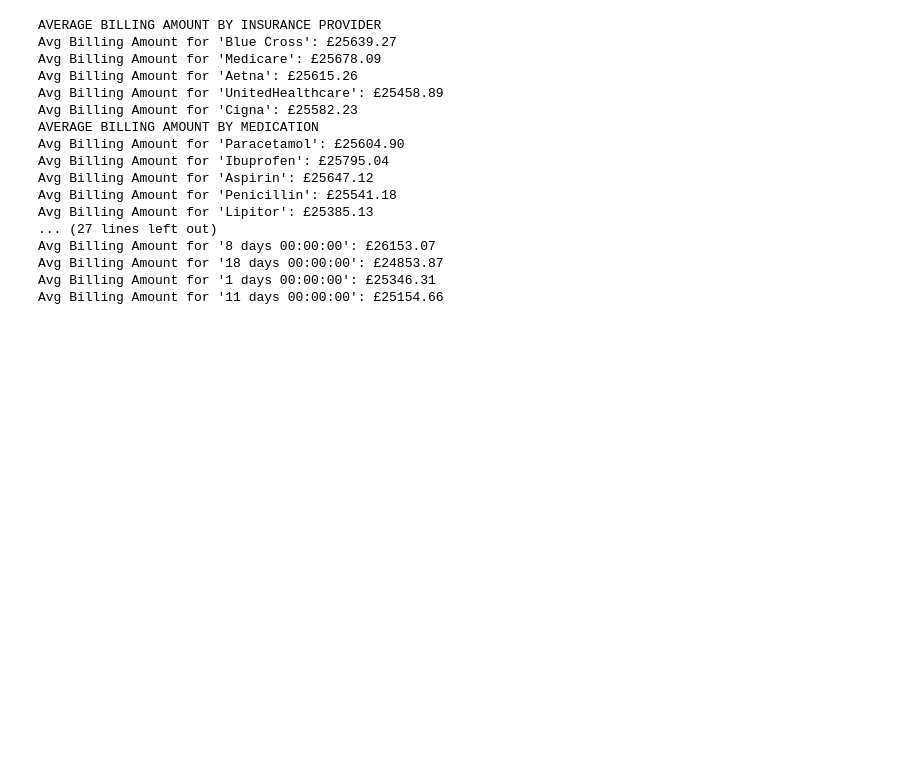
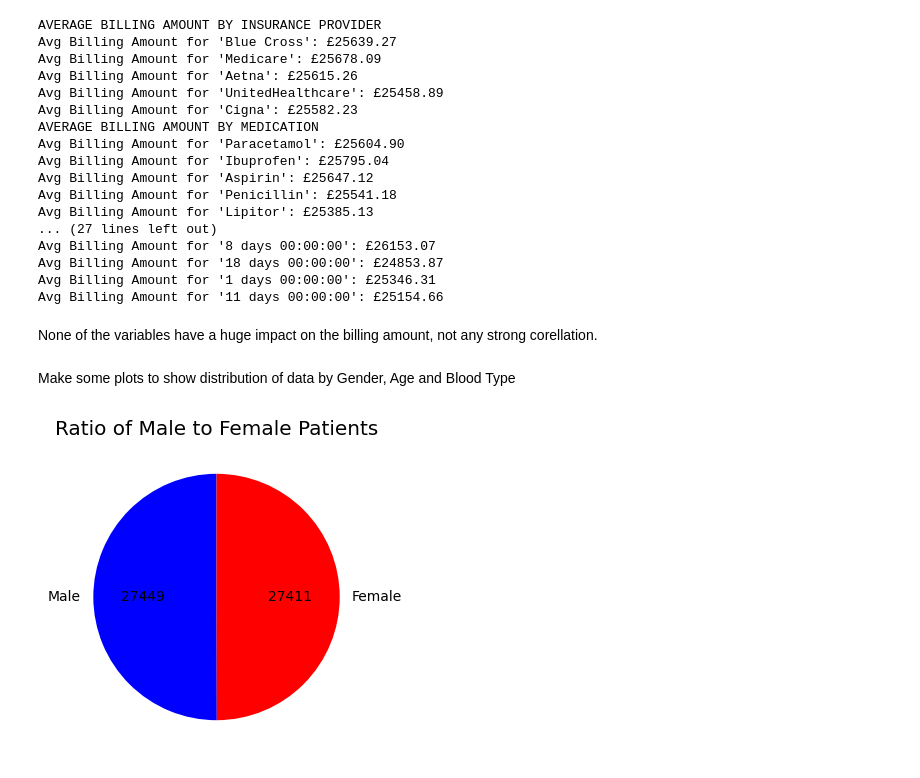
Before and after one commit to bencross1110/HealthcareAnalysisProj, a Jupyter notebook: Healthcare Proj Notebook.ipynb, the cells around one changed output. Saved outputs shown, nothing was run; the diff lists cells and outputs as text; code cells hidden in the pictures; blank space fills up the shorter version.

```diff
--- a/Healthcare Proj Notebook.ipynb
+++ b/Healthcare Proj Notebook.ipynb
@@ -351,3 +352,25 @@ Avg Billing Amount for '8 days 00:00:00': £26153.07
 Avg Billing Amount for '18 days 00:00:00': £24853.87
 Avg Billing Amount for '1 days 00:00:00': £25346.31
 Avg Billing Amount for '11 days 00:00:00': £25154.66
+# %% [markdown]
+None of the variables have a huge impact on the billing amount, not any strong corellation.
+# %% [markdown]
+Make some plots to show distribution of data by Gender, Age and Blood Type
+# %%
+gender_count = df['Gender'].value_counts()
+colours = ['blue', 'red']
+
+def value(val):
+    total = sum(gender_count)
+    absolute = int(round(val/100 * total))
+    return f"{absolute}"
+
+
+plt.figure(figsize=(4, 4))
+plt.pie(gender_count, labels=gender_count.index, colors=colours, autopct=value, startangle=90)
+
+plt.title('Ratio of Male to Female Patients')
+
+plt.show()
+# %% [output]
+[figure, added]
```
Also changed, not shown: parts of 7 cells of this notebook, 1 other file.
